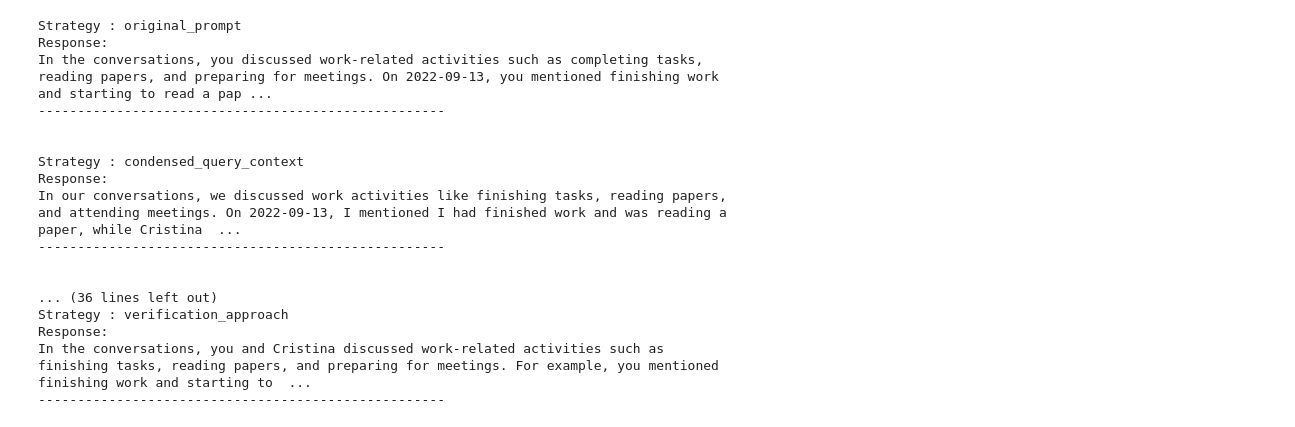
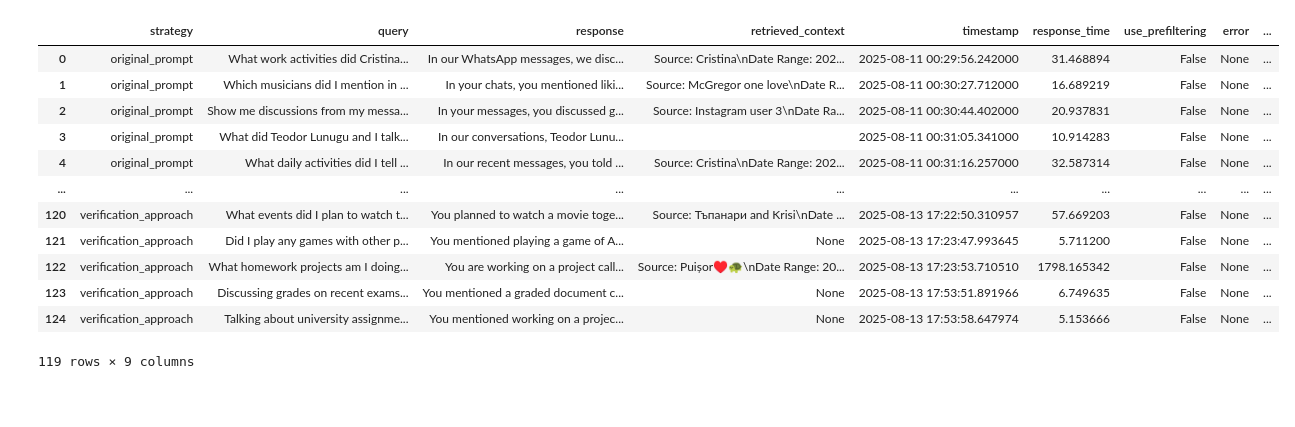
Before and after one commit to pariidanDKE/ChatTrace, a Jupyter notebook: notebooks/evaluation_rag.ipynb, the cells around one changed output. Drawn from its saved outputs; the diff is of its cells as text; code cells hidden in the pictures; blank space fills up the shorter version.

```diff
--- a/notebooks/evaluation_rag.ipynb
+++ b/notebooks/evaluation_rag.ipynb
@@ -1,7 +1,7 @@
 # %%
 import pandas as pd
 
-eval_df = pd.read_csv('/Users/pariidan/Documents/python_projects/RAG_Langchain/data/evaluation/rag_strategy_responses.csv')
+eval_df = pd.read_json('/Users/pariidan/Documents/python_projects/RAG_Langchain/data/evaluation/rag_strategy_responses.json')
 # %%
 def parse_response(row):
     # Remove query from the beginning of response to avoid partial matches
@@ -11,27 +11,3 @@ def parse_response(row):
 
 # Apply the function to each row
 eval_df = eval_df.apply(parse_response, axis=1)
-# %%
-target_query = 'conversations with Cristina about work, tell me about activities at work we discussed'
-
-
-for idx, row in eval_df[eval_df['query'] == target_query].iterrows():
-    print(f'Strategy : {row['strategy']}\nResponse:\n{row['response']}\n----------------------------------------------------\n\n')
-# %% [output]
-Strategy : original_prompt
-Response:
-In the conversations, you discussed work-related activities such as completing tasks, reading papers, and preparing for meetings. On 2022-09-13, you mentioned finishing work and starting to read a pap ...
-----------------------------------------------------
-
-
-Strategy : condensed_query_context
-Response:
-In our conversations, we discussed work activities like finishing tasks, reading papers, and attending meetings. On 2022-09-13, I mentioned I had finished work and was reading a paper, while Cristina  ...
-----------------------------------------------------
-
-
-... (36 lines left out)
-Strategy : verification_approach
-Response:
-In the conversations, you and Cristina discussed work-related activities such as finishing tasks, reading papers, and preparing for meetings. For example, you mentioned finishing work and starting to  ...
-----------------------------------------------------
@@ -37,0 +24,16 @@ In the conversations, you and Cristina discussed work-related activities such as
+# %%
+eval_df
+# %% [output]
+|  | strategy | query | response | retrieved_context | timestamp | response_time | use_prefiltering | error | ... |
+| 0 | original_prompt | What work activities did Cristina... | In our WhatsApp messages, we disc... | Source: Cristina\nDate Range: 202... | 2025-08-11 00:29:56.242000 | 31.468894 | False | None | ... |
+| 1 | original_prompt | Which musicians did I mention in ... | In your chats, you mentioned liki... | Source: McGregor one love\nDate R... | 2025-08-11 00:30:27.712000 | 16.689219 | False | None | ... |
+| 2 | original_prompt | Show me discussions from my messa... | In your messages, you discussed g... | Source: Instagram user 3\nDate Ra... | 2025-08-11 00:30:44.402000 | 20.937831 | False | None | ... |
+| 3 | original_prompt | What did Teodor Lunugu and I talk... | In our conversations, Teodor Lunu... |  | 2025-08-11 00:31:05.341000 | 10.914283 | False | None | ... |
+| 4 | original_prompt | What daily activities did I tell ... | In our recent messages, you told ... | Source: Cristina\nDate Range: 202... | 2025-08-11 00:31:16.257000 | 32.587314 | False | None | ... |
+| ... | ... | ... | ... | ... | ... | ... | ... | ... | ... |
+| 120 | verification_approach | What events did I plan to watch t... | You planned to watch a movie toge... | Source: Тъпанари and Krisi\nDate ... | 2025-08-13 17:22:50.310957 | 57.669203 | False | None | ... |
+| 121 | verification_approach | Did I play any games with other p... | You mentioned playing a game of A... | None | 2025-08-13 17:23:47.993645 | 5.711200 | False | None | ... |
+| 122 | verification_approach | What homework projects am I doing... | You are working on a project call... | Source: Puișor♥️🐢\nDate Range: 20... | 2025-08-13 17:23:53.710510 | 1798.165342 | False | None | ... |
+| 123 | verification_approach | Discussing grades on recent exams... | You mentioned a graded document c... | None | 2025-08-13 17:53:51.891966 | 6.749635 | False | None | ... |
+| 124 | verification_approach | Talking about university assignme... | You mentioned working on a projec... | None | 2025-08-13 17:53:58.647974 | 5.153666 | False | None | ... |
+119 rows × 9 columns
```
Also changed, not shown: parts of 4 cells of this notebook, 25 other files.
